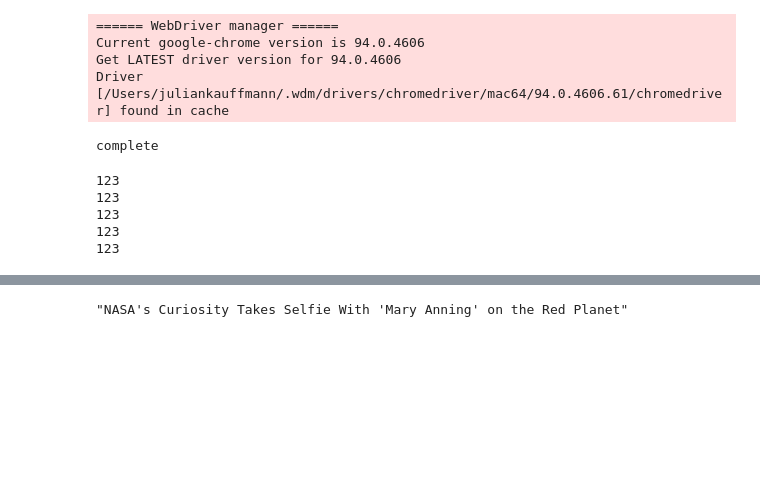
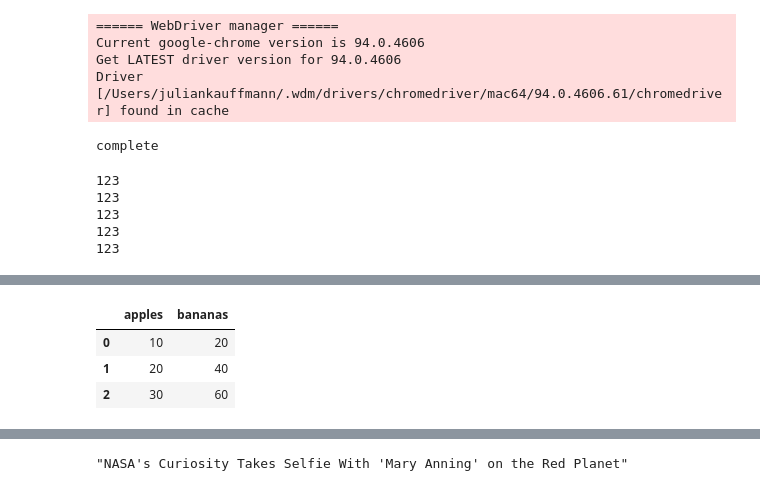
Before and after one commit to julia-claira/NYTimes_Web_Scrape, a Jupyter notebook: NYTimes_Search.ipynb, the cells around one changed output, grey strips where cells are left out. Cells and saved outputs as stored; diff of their text form; code cells hidden in the pictures; blank space fills up the shorter version.

```diff
--- a/NYTimes_Search.ipynb
+++ b/NYTimes_Search.ipynb
@@ -281,0 +325,10 @@ browser.find_by_tag('input')[2].fill("10/10/2002")
+# %%
+a=[10,20,30]
+test_df=pd.DataFrame({'apples':a})
+test_df['bananas']=test_df['apples']*2
+test_df
+# %% [output]
+|  | apples | bananas |
+| 0 | 10 | 20 |
+| 1 | 20 | 40 |
+| 2 | 30 | 60 |
```
Also changed, not shown: parts of 18 cells of this notebook, 1 other file.
